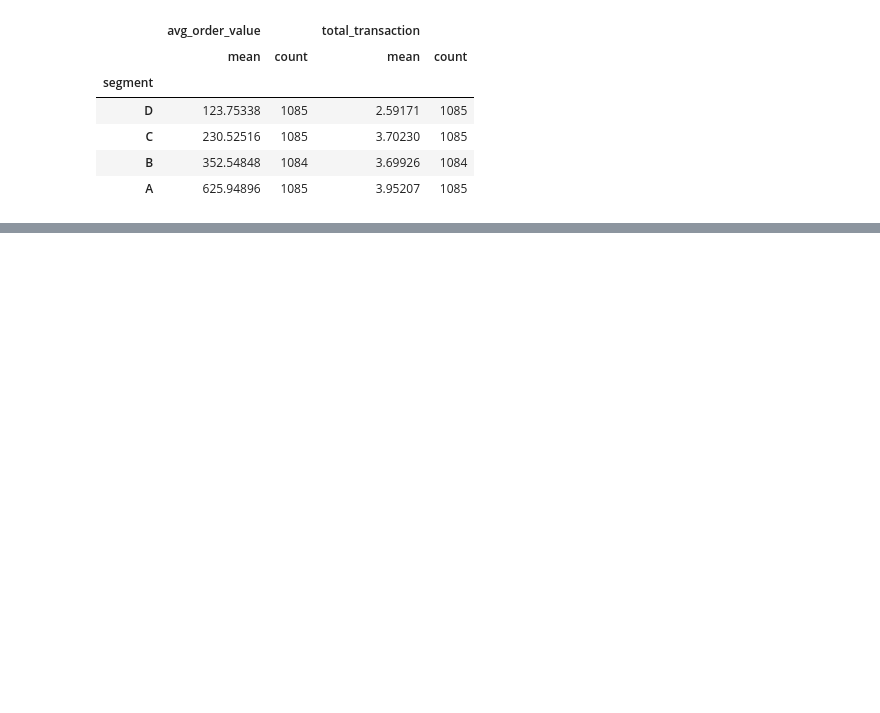
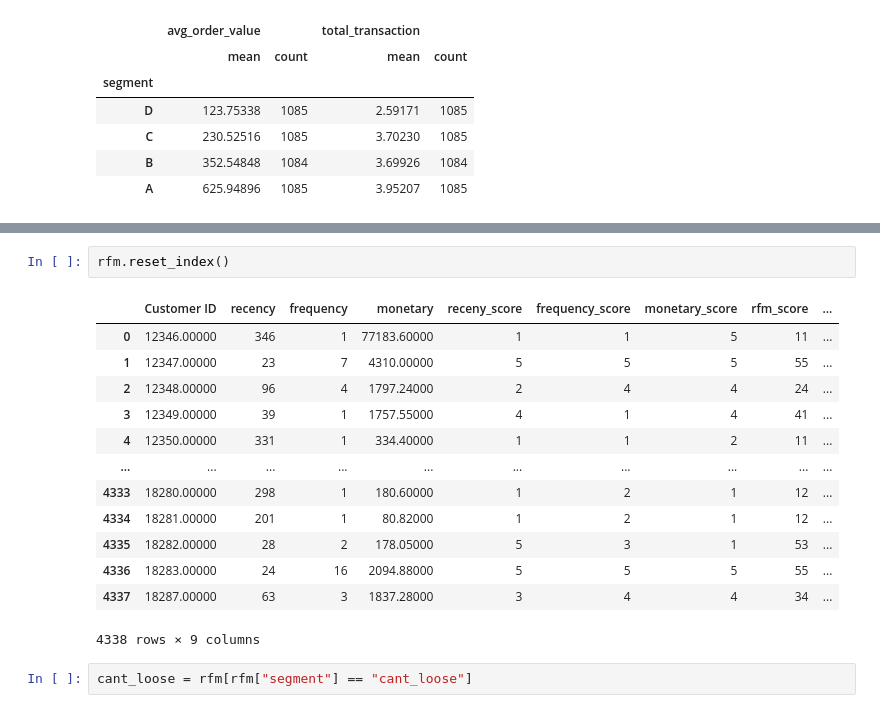
Before and after one commit to taliarosenkranz/Portfolio, a Jupyter notebook: PORTFOLIO_CUSTOMER_LIFETIME_VALUE_CALCULATION.ipynb, the cells around one changed output, grey strips where cells are left out. Saved outputs shown, nothing was run; the diff lists cells and outputs as text; blank space fills up the shorter version.

```diff
--- a/PORTFOLIO_CUSTOMER_LIFETIME_VALUE_CALCULATION.ipynb
+++ b/PORTFOLIO_CUSTOMER_LIFETIME_VALUE_CALCULATION.ipynb
@@ -368,0 +629,18 @@ Splitting customers into segments as done above allows businesses to make data-d
+# %%
+rfm.reset_index()
+# %% [output]
+|  | Customer ID | recency | frequency | monetary | receny_score | frequency_score | monetary_score | rfm_score | ... |
+| 0 | 12346.00000 | 346 | 1 | 77183.60000 | 1 | 1 | 5 | 11 | ... |
+| 1 | 12347.00000 | 23 | 7 | 4310.00000 | 5 | 5 | 5 | 55 | ... |
+| 2 | 12348.00000 | 96 | 4 | 1797.24000 | 2 | 4 | 4 | 24 | ... |
+| 3 | 12349.00000 | 39 | 1 | 1757.55000 | 4 | 1 | 4 | 41 | ... |
+| 4 | 12350.00000 | 331 | 1 | 334.40000 | 1 | 1 | 2 | 11 | ... |
+| ... | ... | ... | ... | ... | ... | ... | ... | ... | ... |
+| 4333 | 18280.00000 | 298 | 1 | 180.60000 | 1 | 2 | 1 | 12 | ... |
+| 4334 | 18281.00000 | 201 | 1 | 80.82000 | 1 | 2 | 1 | 12 | ... |
+| 4335 | 18282.00000 | 28 | 2 | 178.05000 | 5 | 3 | 1 | 53 | ... |
+| 4336 | 18283.00000 | 24 | 16 | 2094.88000 | 5 | 5 | 5 | 55 | ... |
+| 4337 | 18287.00000 | 63 | 3 | 1837.28000 | 3 | 4 | 4 | 34 | ... |
+4338 rows × 9 columns
+# %%
+cant_loose = rfm[rfm["segment"] == "cant_loose"]
```
Also changed, not shown: parts of 83 cells of this notebook.
